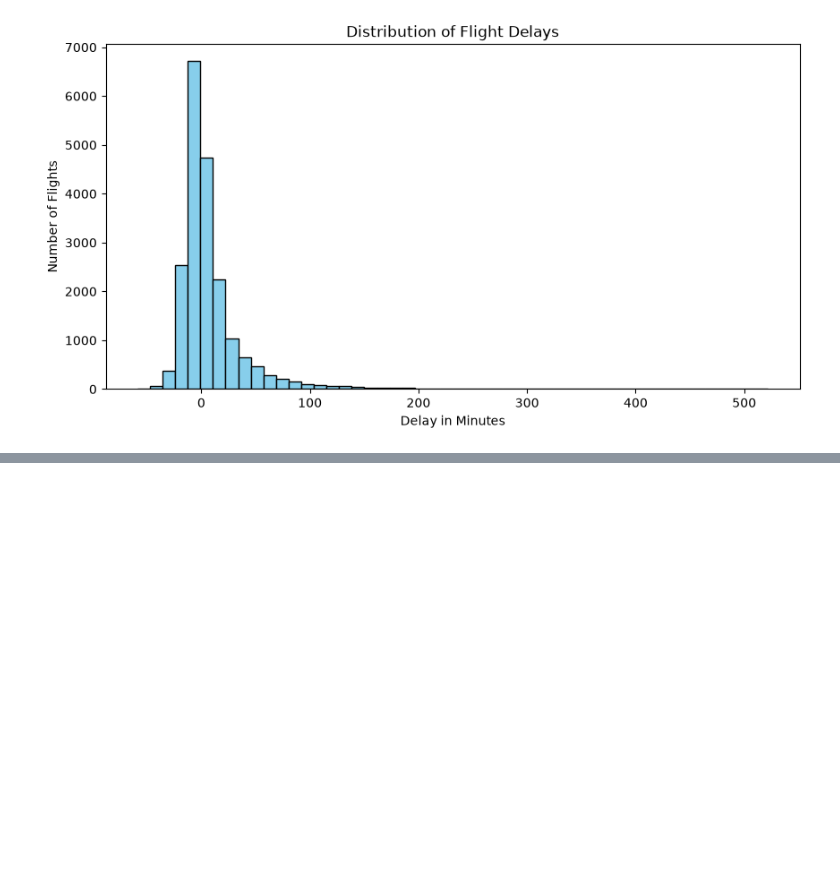
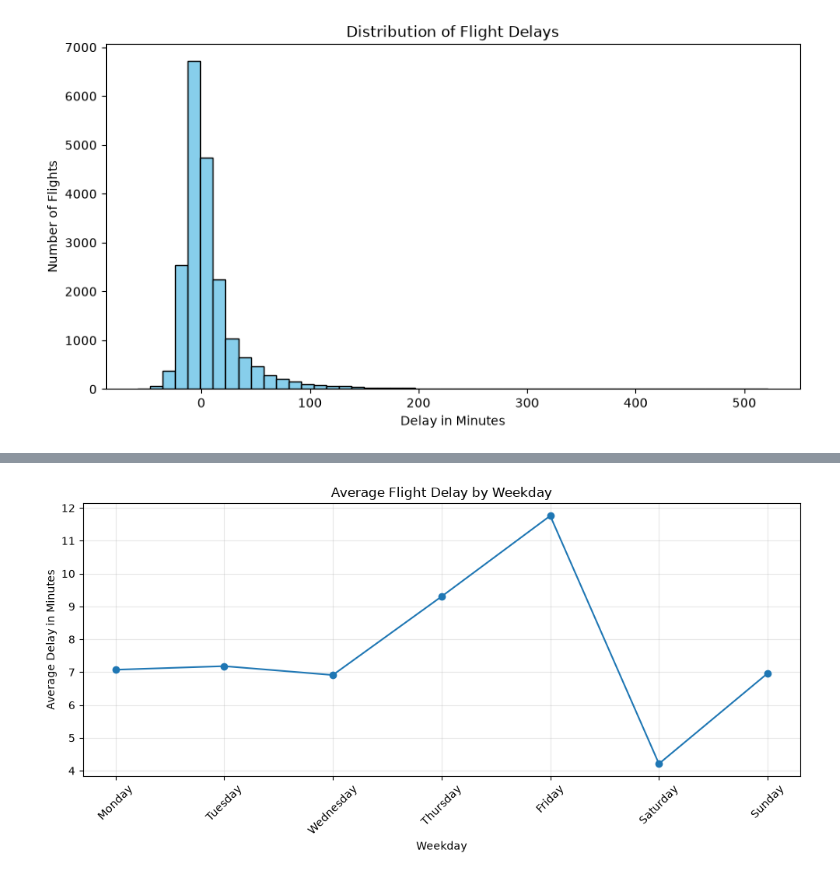
Before and after one commit to mohanavm06/Lexicon_PythonAI_Labs, a Jupyter notebook: Project_Data_Visualisation/flights_airports.ipynb, the cells around one changed output, grey strips where cells are left out. Cells and saved outputs as stored; diff of their text form; code cells hidden in the pictures; blank space fills up the shorter version.

```diff
--- a/Project_Data_Visualisation/flights_airports.ipynb
+++ b/Project_Data_Visualisation/flights_airports.ipynb
@@ -474,0 +521,29 @@ plt.show()
+# %%
+#Line Chart
+#Weekday average delay line chart
+weekday_order = [
+    "Monday", "Tuesday", "Wednesday",
+    "Thursday", "Friday", "Saturday", "Sunday"
+]
+
+weekday_delays = flights.groupby(
+    "weekday"
+)["delay"].mean().reindex(weekday_order)
+
+plt.figure(figsize=(10, 5))
+
+plt.plot(
+    weekday_delays.index,
+    weekday_delays.values,
+    marker="o"
+)
+
+plt.title("Average Flight Delay by Weekday")
+plt.xlabel("Weekday")
+plt.ylabel("Average Delay in Minutes")
+plt.xticks(rotation=45)
+plt.grid(alpha=0.3)
+plt.tight_layout()
+plt.show()
+# %% [output]
+[figure, added]
```
Also changed, not shown: parts of 19 cells of this notebook.
